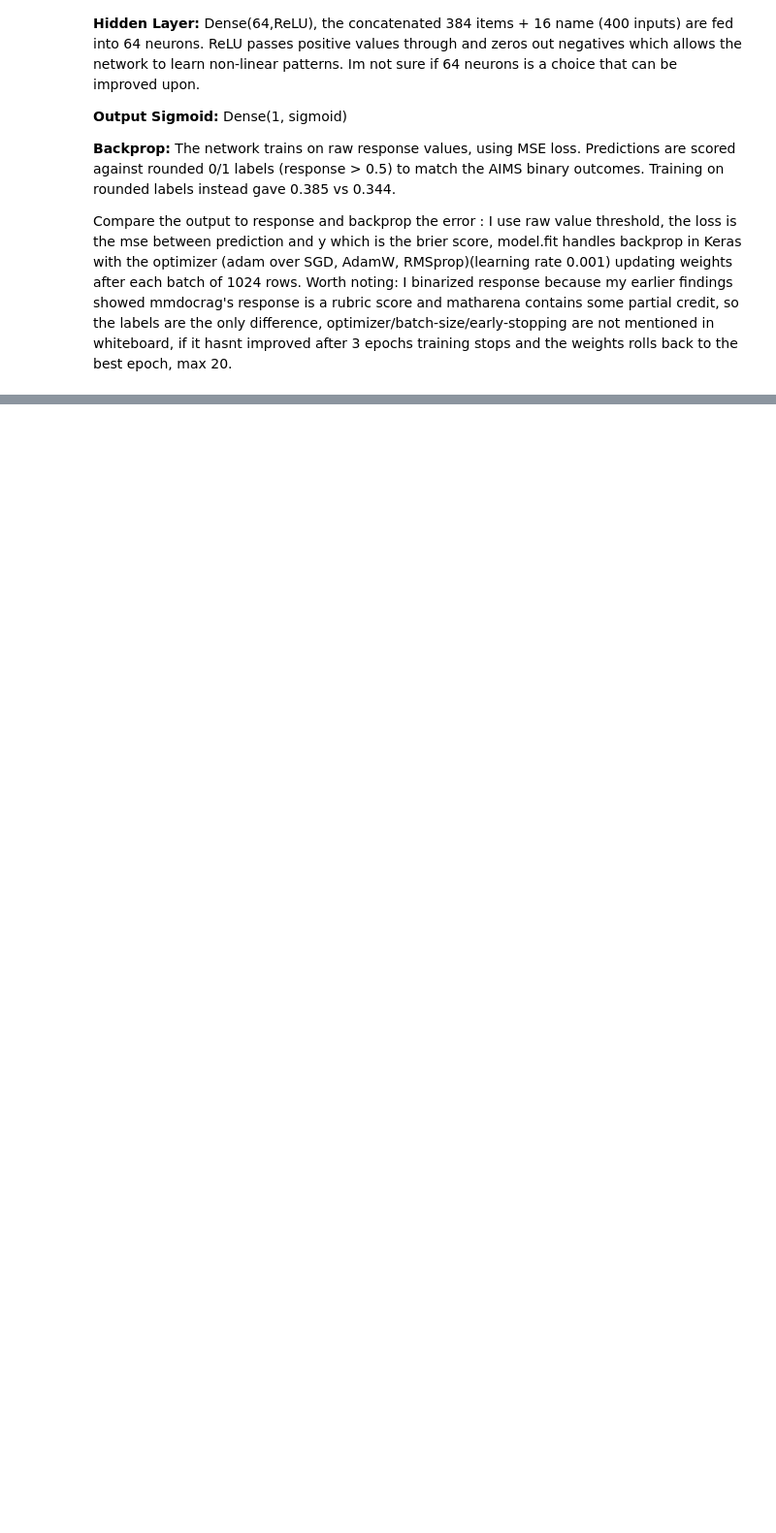
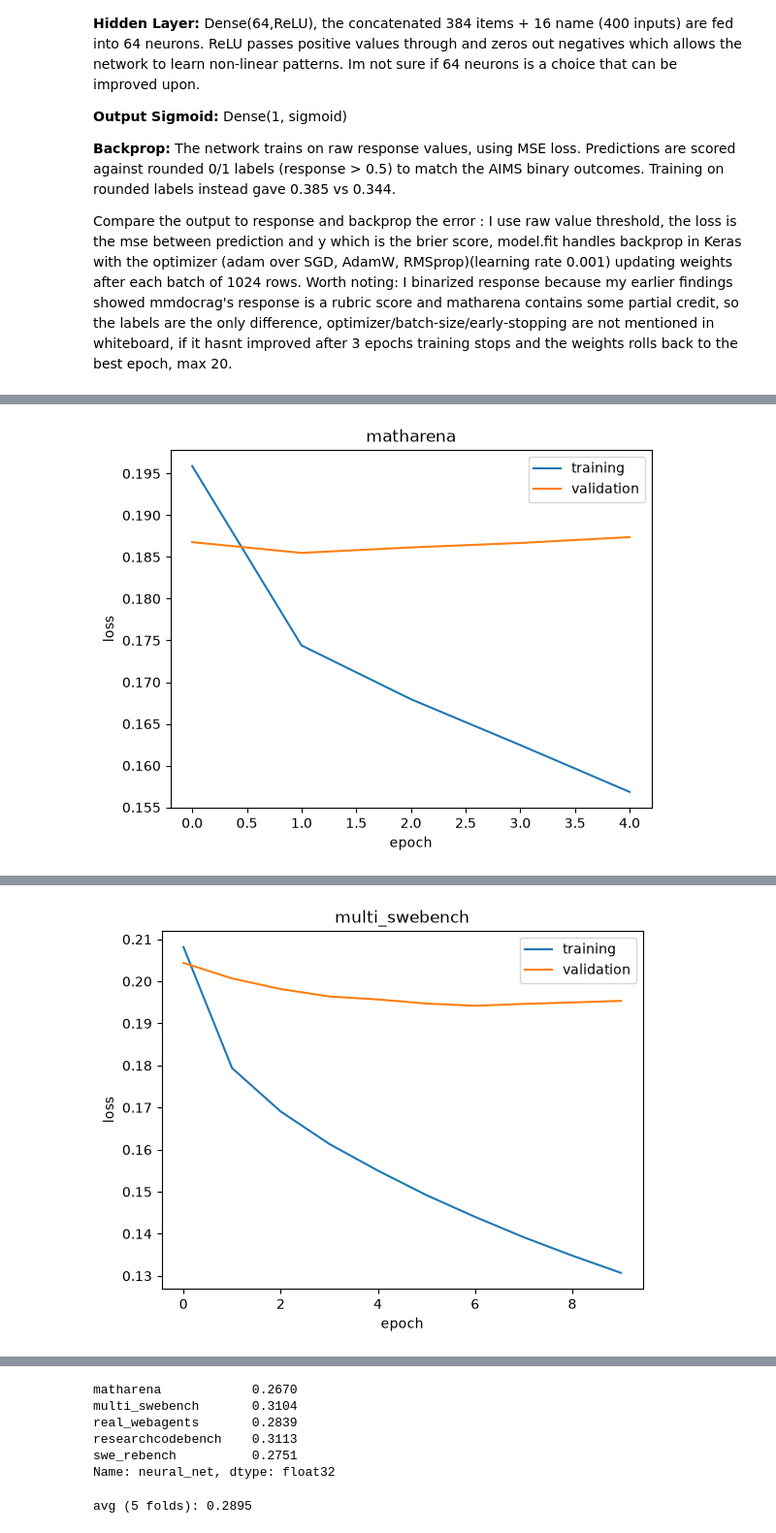
Before and after one commit to stevenwoodrum/dl-project, a Jupyter notebook: simplenn.ipynb, the cells around one changed output, grey strips where cells are left out. Shown at 97% size. Cells and saved outputs as stored; diff of their text form; code cells hidden in the pictures; blank space fills up the shorter version.

```diff
--- a/simplenn.ipynb
+++ b/simplenn.ipynb
@@ -28,21 +27,21 @@ Warning: You are sending unauthenticated requests to the HF Hub. Please set a HF
 # %%
 import numpy as np
 
-# The average squared difference between predictions and outcomes. np.sarray converts pandas columns to NumPy arrays so the subtraction works element by element.
+# Metric used for competition scoring; the average squared difference between predicitons and outcomes
 def brier(y_true, y_pred):
     return np.mean((np.asarray(y_pred) - np.asarray(y_true)) ** 2)
 
-# Groups by rows (AI System, Benchmark) pair and calculates the Brier score for each pair.
-# The lambda function runs once per group, and the mean averages those pair scores equally so all row sizes are counted equally. Which matches the AIMS eval metric.
+# Computes a brier score for each subject/benchmark pair. Returning an unweighted mean of the pairs.
 def score(df, pred_col="pred"):
     """Brier per subject/benchmark pair, then a plain average."""
     per_pair = df.groupby(["subject_id", "benchmark_id"]).apply(
         lambda g: brier(g["y"], g[pred_col]))
     return per_pair.mean()
 
-# Same labels as the baseline notebook, so the NN and baselines are scored on the same targets
-resp = resp.dropna(subset=["response"])
-resp["y"] = (resp["response"] > 0.5).astype(int)
+# keep only benchmarks with 0/1 labels ~ adapted from Nishan
+resp = resp[resp["benchmark_id"] != "mmdocrag"]
+resp = resp[resp["response"].isin([0,1])].copy()
+resp["y"] = resp["response"].astype("float32")
 # %% [markdown]
 ### My Whiteboard Implementation: Keras 3 on PyTorch
 
@@ -97,6 +88,7 @@ rows with unknown name (idx 0): 6%
 import numpy as np
 import pandas as pd
 import keras
+import matplotlib.pyplot as plt
 
 emb = np.load("item_emb.npy") # (12632, 384) SBERT vectors, row i = uniq item i
 n_names = len(vocab) + 1 # +1 for unknown (0)
@@ -122,17 +114,17 @@ def build_model():
     model.compile(optimizer=keras.optimizers.Adam(1e-3), loss="mse") # sets training rules: Adam optimizer with learning rate 0.001, mean squared error loss function.
     return model
 
-# this function puts a dataframes two input columns as Numpy arrays in a dictionary keyed by the input names (what Keras expects). The names are passed seperately so run_fold can substitute adjusted names for held-out rows.
+# this function puts a dataframes two input columns as Numpy arrays in a dictionary keyed by the input names
 def inputs(df, names):
     return {"item_pos": df["item_pos"].to_numpy("int32"), "name_idx": names.to_numpy("int32")}
 
 
-def run_fold(held_out, epochs=20, seed=0, verbose=2):
+def run_fold(held_out):
 
     # seed fixed to make random choices reproducible.
-    keras.utils.set_random_seed(seed)
+    keras.utils.set_random_seed(0)
 
-    # leave one benchmark out split. train on every other benchmark, test on the held-out one. (.copy() avoids pandas warnings when adding a pred column to test)
+    # leave one benchmark out split, train on every other benchmark and test on one
     train = resp[resp["benchmark_id"] != held_out]
     test = resp[resp["benchmark_id"] == held_out].copy()
 
@@ -142,25 +134,23 @@ def run_fold(held_out, epochs=20, seed=0, verbose=2):
     test_names = test["name_idx"].where(test["name_idx"].isin(seen), 0)
 
     # picks 10% of training items at random, is_stop marks every row whose item was picked, ~ is not, so fit_df is the rows the network learns from and stop_df is the rows used only to decide when to stop. splitting by item keeps all trials of tasks together on one side.
-    rng = np.random.default_rng(seed)
-    tr_items = train["item_id"].unique()
-    stop_items = rng.choice(tr_items, size=len(tr_items) // 10, replace=False)
+    rng = np.random.default_rng(0)
+    training_items = train["item_id"].unique()
+    stop_items = rng.choice(training_items, size=len(training_items) // 10, replace=False)
     is_stop = train["item_id"].isin(stop_items)
     fit_df, stop_df = train[~is_stop], train[is_stop]
 
     model = build_model()
 
     ## This is training
-    # the targets are the raw response values (option B). the commented-out lines above it are the old rounded-label version.
+    # the targets are the raw response values
     # each epoch is one pass through fit_df in batches of 1024 rows. For each batch, Keras computes predicitons/MSE/gradients (backprop) and Adam updates the weights.
     # after each epoch, Keras computes the MSE on stop_df (val_loss). EarlyStopping ends training if that hasn't improved for 3 epochs and restores the best epochs weights.
     # hist.history records loss and val_loss for every epoch.
     hist = model.fit(
-        #inputs(fit_df, fit_df["name_idx"]), fit_df["y"].to_numpy("float32"),
-        #validation_data=(inputs(stop_df, stop_df["name_idx"]), stop_df["y"].to_numpy("float32")),
         inputs(fit_df, fit_df["name_idx"]), fit_df["response"].to_numpy("float32"),
         validation_data=(inputs(stop_df, stop_df["name_idx"]), stop_df["response"].to_numpy("float32")),
-        epochs=epochs, batch_size=1024, verbose=verbose,
+        epochs=20, batch_size=1024,
         callbacks=[keras.callbacks.EarlyStopping(patience=3, restore_best_weights=True)])
 
     # this predicts on the held-out benchmark. .ravel() flattens Keras output chape (n,1) into a plain list of n values.
@@ -169,8 +159,21 @@ def run_fold(held_out, epochs=20, seed=0, verbose=2):
     return score(test), pd.DataFrame(hist.history)
 
 # For each bennchmark, run a full fold with it held out and keep element 0 of the result (score). It trains six seperate models from scratch.
-nn_results = {b: run_fold(b, verbose=0)[0] for b in sorted(resp["benchmark_id"].unique())}
-nn = pd.Series(nn_results, name="neural_net").round(4)
+nn_results = {}
+benchmarks = sorted(resp["benchmark_id"].unique())
+for b in benchmarks:
+    nn_results[b], h  = run_fold(b)
+    h.to_csv(f"histories/fold_{b}.csv", index_label = "epoch") # for custom plots checkpoint 1
+    plt.figure()
+    plt.plot(h["loss"], label = "training")
+    plt.plot(h["val_loss"], label = "validation")
+    plt.xlabel("epoch")
+    plt.ylabel("loss")
+    plt.title(b)
+    plt.legend()
+    plt.show()
+
+nn = pd.Series(nn_results, name = "neural_net").round(4)
 display(nn)
-print("avg (6 folds):", nn.mean().round(4), "| avg excl. mmdocrag:", nn.drop("mmdocrag").mean().round(4))
+print("avg (5 folds):", nn.mean().round(4))
 # %% [output]
@@ -183,0 +190 @@ Name: neural_net, dtype: float64
+[figure, added]
@@ -184,0 +211 @@ avg (6 folds): 0.3436 | avg excl. mmdocrag: 0.3299
+[figure, added]
@@ -185 +263,8 @@ avg (6 folds): 0.3436 | avg excl. mmdocrag: 0.3299
+matharena            0.2670
+multi_swebench       0.3104
+real_webagents       0.2839
+researchcodebench    0.3113
+swe_rebench          0.2751
+Name: neural_net, dtype: float32
+avg (5 folds): 0.2895
 # %% [markdown]
```
Also changed, not shown: parts of 6 cells of this notebook, 14 other files.
